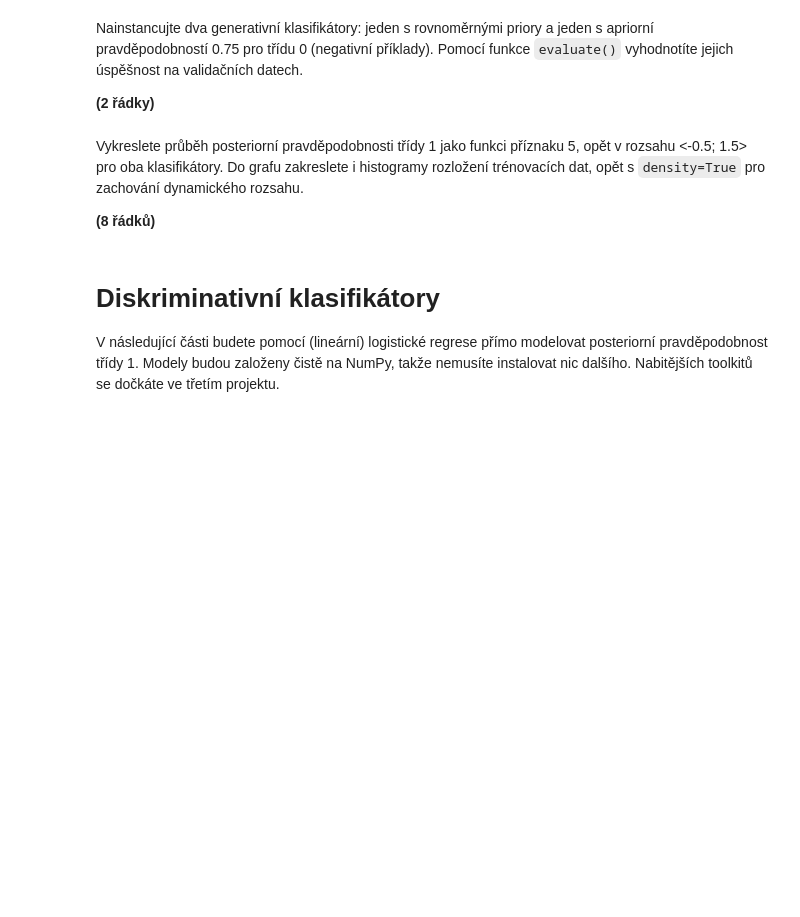
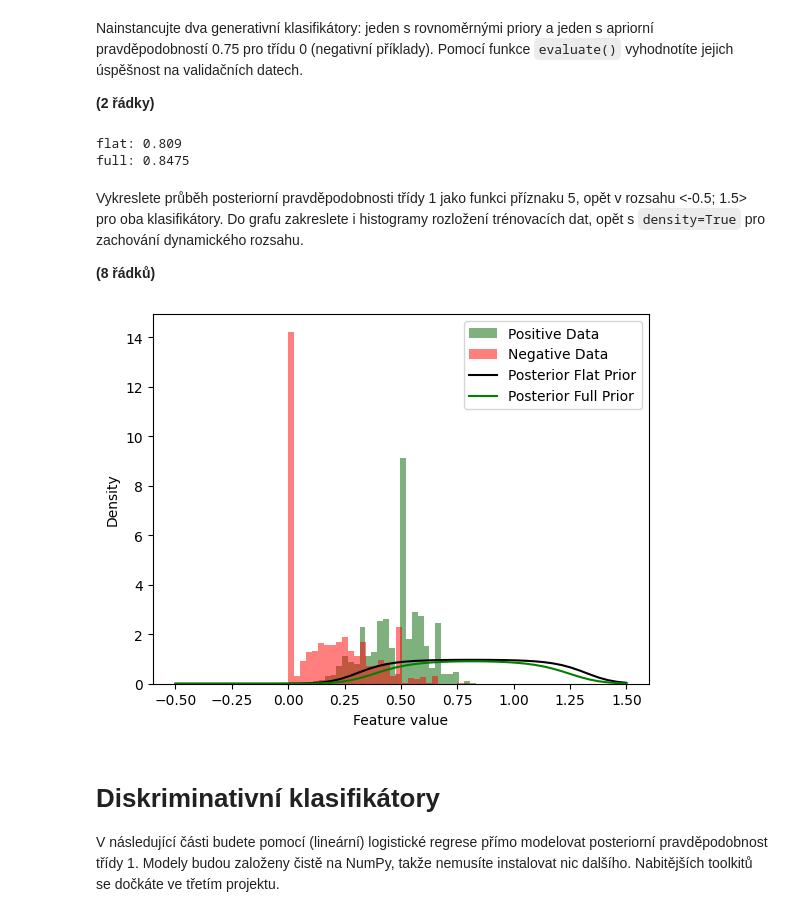
Before and after one commit to MOONYROS/VUT-SUI-projects, a Jupyter notebook: 1-project/zadani.ipynb, the cells around one changed output. Saved outputs shown, nothing was run; the diff lists cells and outputs as text; code cells hidden in the pictures; blank space fills up the shorter version.

Commit message:
feat: completed generative classifiers.

```diff
--- a/1-project/zadani.ipynb
+++ b/1-project/zadani.ipynb
@@ -192,14 +189,35 @@ class GenerativeClassifier2Class:
+# %%
+class GenerativeClassifier2Class:
+    def __init__(self, dist_0, dist_1, aprior_0, aprior_1):
+
+        if not (0 <= aprior_0 <= 1 and 0 <= aprior_1 <= 1 and np.isclose(aprior_0 + aprior_1, 1)):
+            raise ValueError("Apriorni pravdepodobnosti musi nalezet do intervalu <0; 1> a jejich soucet musi byt 1.")
+
+        self.dist_0 = dist_0
+        self.dist_1 = dist_1
+        self.aprior_0 = aprior_0
+        self.aprior_1 = aprior_1
+
+    def prob_class_1(self, data):
+        prob_0 = self.dist_0.pdf(data) * self.aprior_0
+        prob_1 = self.dist_1.pdf(data) * self.aprior_1
+
+        # finalni vypocet kotrmelce (Bayesova vzorce)
+        return prob_1 / (prob_1 + prob_0)
 # %% [markdown]
 Nainstancujte dva generativní klasifikátory: jeden s rovnoměrnými priory a jeden s apriorní pravděpodobností 0.75 pro třídu 0 (negativní příklady).
 Pomocí funkce `evaluate()` vyhodnotíte jejich úspěšnost na validačních datech.
 
 **(2 řádky)**
 # %%
-classifier_flat_prior = None
-classifier_full_prior = None
+classifier_flat_prior = GenerativeClassifier2Class(neg_dist, pos_dist, 0.5, 0.5)
+classifier_full_prior = GenerativeClassifier2Class(neg_dist, pos_dist, 0.75, 0.25)
 
 print('flat:', evaluate(classifier_flat_prior, val_dataset.xs[:, FOI], val_dataset.targets))
 print('full:', evaluate(classifier_full_prior, val_dataset.xs[:, FOI], val_dataset.targets))
+# %% [output]
+flat: 0.809
+full: 0.8475
 # %% [markdown]
 Vykreslete průběh posteriorní pravděpodobnosti třídy 1 jako funkci příznaku 5, opět v rozsahu <-0.5; 1.5> pro oba klasifikátory.
 Do grafu zakreslete i histogramy rozložení trénovacích dat, opět s `density=True` pro zachování dynamického rozsahu.
@@ -210,3 +226,25 @@ pass
+# %%
+x_values = np.linspace(-0.5, 1.5)
+
+posterior_flat = classifier_flat_prior.prob_class_1(x_values)
+posterior_full = classifier_full_prior.prob_class_1(x_values)
+
+# zase histogramy
+plt.hist(train_dataset.pos[:, FOI], bins = 30, density = True, alpha = 0.5, label = 'Positive Data', color = POS_COLOR)
+plt.hist(train_dataset.neg[:, FOI], bins = 30, density = True, alpha = 0.5, label = 'Negative Data', color = NEG_COLOR)
+
+
+# vykresleni kotrmelcu, respektive posteriornich pravdepodobnosti
+plt.plot(x_values, posterior_flat, label = 'Posterior Flat Prior', color = 'black')
+plt.plot(x_values, posterior_full, label = 'Posterior Full Prior', color = 'green')
+
+plt.xlabel(X_LABEL)
+plt.ylabel(Y_LABEL)
+plt.legend()
+
+plt.show()
+# %% [output]
+[figure, added]
 # %% [markdown]
 # Diskriminativní klasifikátory
 V následující části budete pomocí (lineární) logistické regrese přímo modelovat posteriorní pravděpodobnost třídy 1.
```
Also changed, not shown: parts of 5 cells of this notebook.
